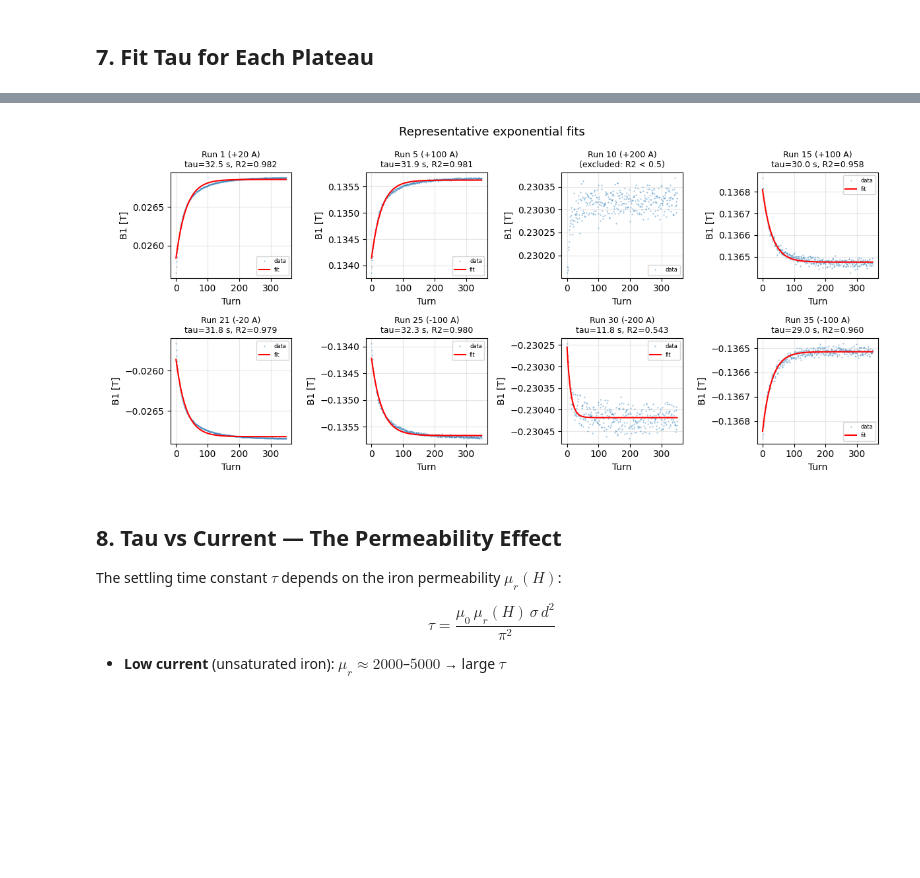
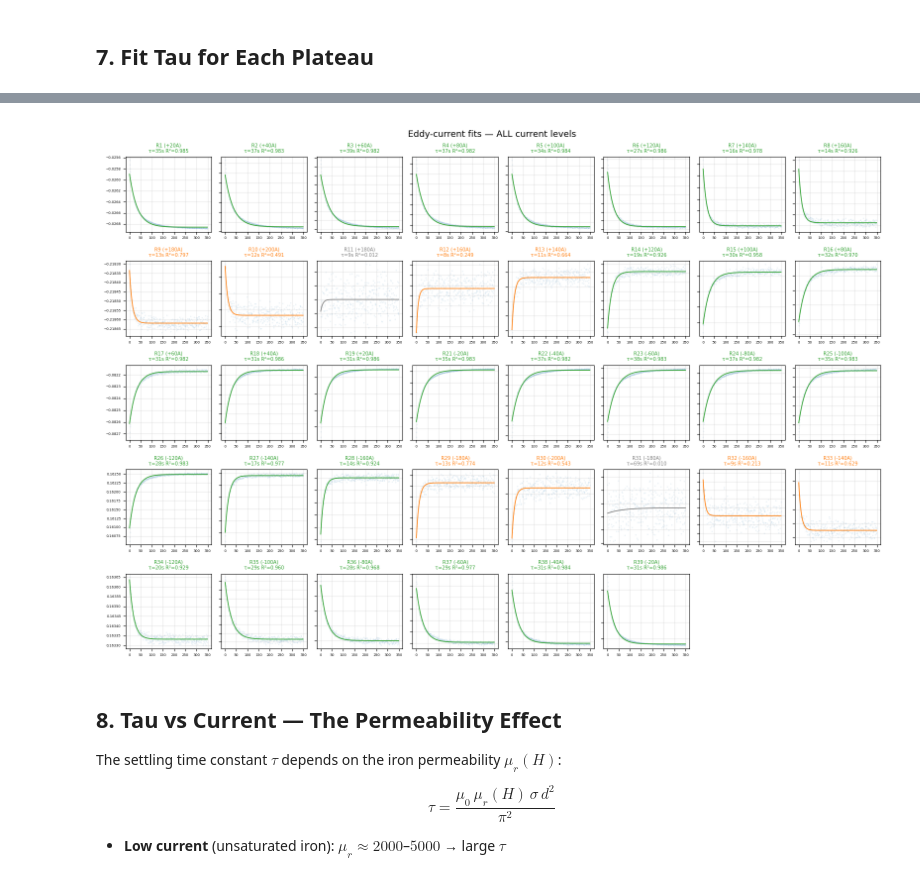
Before and after one commit to albellel/rotating-coil-analyzer, a Jupyter notebook: rotating_coil_analyzer/notebooks/LEAR_MC62/eddy_current/2026-02-11_01_staircase_with_shims.ipynb, the cells around one changed output, grey strips where cells are left out. Saved outputs shown, nothing was run; the diff lists cells and outputs as text; code cells hidden in the pictures; blank space fills up the shorter version.

```diff
--- a/rotating_coil_analyzer/notebooks/LEAR_MC62/eddy_current/2026-02-11_01_staircase_with_shims.ipynb
+++ b/rotating_coil_analyzer/notebooks/LEAR_MC62/eddy_current/2026-02-11_01_staircase_with_shims.ipynb
@@ -58,7 +81,7 @@ DRIFT_MODE = "legacy"
 MIN_B1_T   = 1e-6           # warm dipole: lower threshold for ok_main
 
 # ── Sign convention ───────────────────────────────────────────────────
-FLIP_FIELD_SIGN = True      # True = flip sign of all Tesla columns
+FLIP_FIELD_SIGN = False      # True = flip sign of all Tesla columns
 
 # ── Settling analysis parameters ─────────────────────────────────────
 N_SETTLED       = 50        # last N turns used as "settled" reference
@@ -454,53 +461,44 @@ Retained 33 good fits
 # %%
-# Plot representative fits overlaid on data
-show_runs = [1, 5, 10, 15, 21, 25, 30, 35]
-n_show = len(show_runs)
-n_cols = 4
-n_rows = (n_show + n_cols - 1) // n_cols
+# Plot ALL fitted runs in a grid
+n_runs = len(fit_results)
+n_cols = 8
+n_rows = (n_runs + n_cols - 1) // n_cols
 
-fig, axes = plt.subplots(n_rows, n_cols, figsize=(12, 5.5))
-axes_flat = axes.flatten()
+fig, axes = plt.subplots(n_rows, n_cols, figsize=(16, 2.2 * n_rows))
+axes_flat = np.atleast_1d(axes).flatten()
 
-for idx, run_id in enumerate(show_runs):
+quality_colors = {"GOOD": "tab:green", "MARGINAL": "tab:orange",
+                  "WEAK_SIGNAL": "tab:gray", "FIT_FAILED": "tab:red"}
+
+for idx, result in enumerate(fit_results):
     ax = axes_flat[idx]
-    rdf = df[(df["run_id"] == run_id) & df["ok_main"]].sort_values("turn_in_run")
-    if rdf.empty:
-        ax.set_visible(False)
-        continue
-
-    I_nom = rdf["I_nom"].iloc[0]
+    rdf = df[(df["run_id"] == result.run_id) & df["ok_main"]].sort_values("turn_in_run")
     turns = rdf["turn_in_run"].values.astype(float)
     B1 = rdf["B1_T"].values
 
-    ax.plot(turns, B1, ".", ms=1, color="tab:blue", alpha=0.5, label="data")
+    ax.plot(turns, B1, ".", ms=0.5, color="tab:blue", alpha=0.3)
 
-    # Overlay fit if available
-    fit_row = df_fits[df_fits["run_id"] == run_id]
-    if not fit_row.empty:
-        fr = fit_row.iloc[0]
-        t_fit = np.linspace(0, turns.max(), 500)
-        B1_fit = eddy_model(t_fit, fr["B1_inf"], fr["A"], fr["tau"])
-        ax.plot(t_fit, B1_fit, "r-", lw=1.5, label="fit")
-        ax.set_title(f"Run {run_id} ({I_nom:+.0f} A)\n"
-                     f"tau={fr['tau']:.1f} s, R2={fr['r2']:.3f}",
-                     fontsize=9)
-    else:
-        ax.set_title(f"Run {run_id} ({I_nom:+.0f} A)\n(excluded: R2 < {MIN_R2})",
-                     fontsize=9)
+    if np.isfinite(result.tau):
+        t_fit = np.linspace(0, turns.max(), 300)
+        ax.plot(t_fit, eddy_model(t_fit, result.B_inf, result.A, result.tau),
+                "-", lw=1.2, color=quality_colors.get(result.quality, "black"))
 
-    ax.set_xlabel("Turn")
-    ax.set_ylabel("B1 [T]")
-    ax.legend(fontsize=6)
+    tau_s = result.tau * T_PER_TURN
+    ax.set_title(f"R{result.run_id} ({result.I_nom:+.0f}A)\n"
+                 f"τ={tau_s:.0f}s R²={result.r2:.3f}",
+                 fontsize=7, color=quality_colors.get(result.quality, "black"))
+    ax.tick_params(labelsize=5)
+    if idx % n_cols != 0:
+        ax.set_yticklabels([])
 
-# Hide unused axes
-for idx in range(n_show, len(axes_flat)):
+for idx in range(n_runs, len(axes_flat)):
     axes_flat[idx].set_visible(False)
 
-fig.suptitle("Representative exponential fits", fontsize=13)
+fig.suptitle("Eddy-current fits — ALL current levels", fontsize=13)
 fig.tight_layout()
 plt.show()
 # %% [output]
-[figure, old version]
+[figure, new version]
 # %% [markdown]
 ## 8. Tau vs Current — The Permeability Effect
 
```
Also changed, not shown: parts of 14 cells of this notebook, 23 other files.
